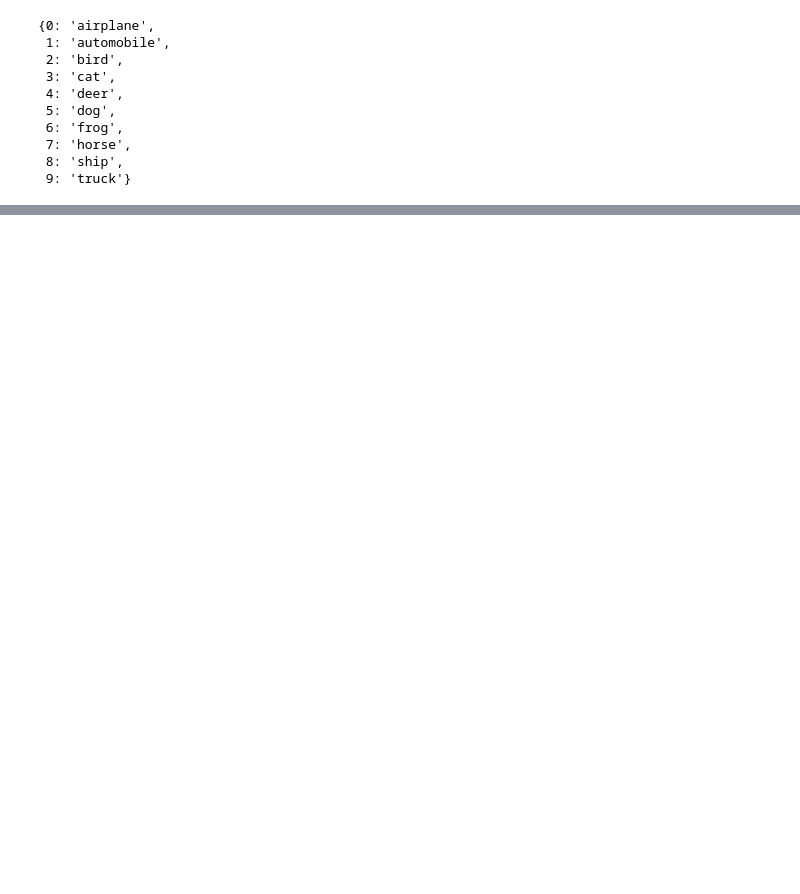
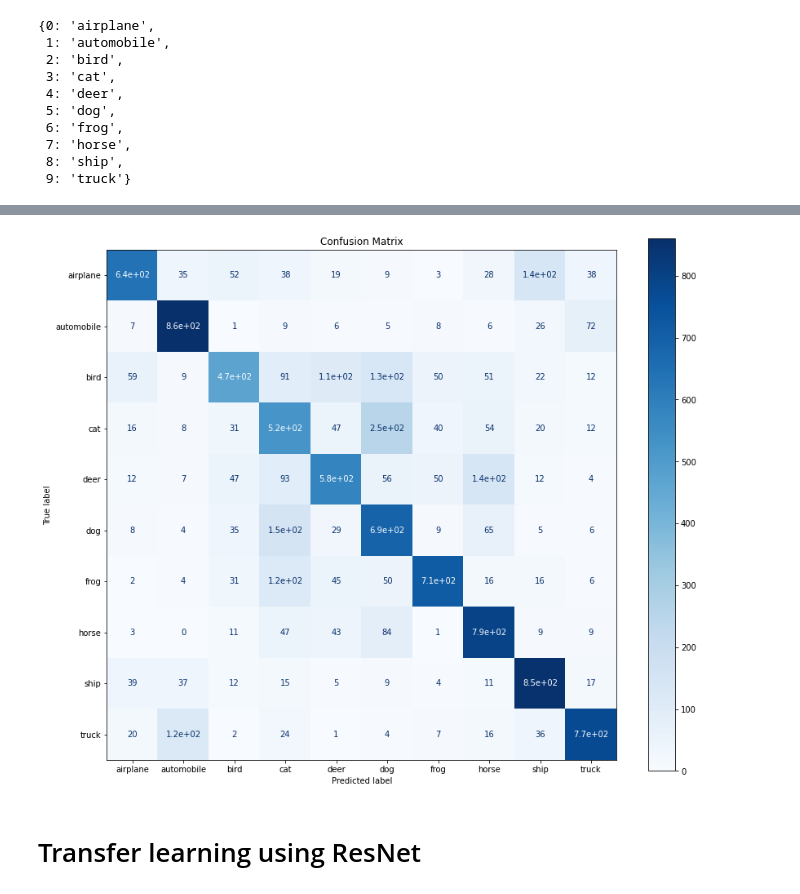
Before and after one commit to epigos/learning-pytorch, a Jupyter notebook: notebooks/03-CNN-Image-Classification.ipynb, the cells around one changed output, grey strips where cells are left out. Cells and saved outputs as stored; diff of their text form; code cells hidden in the pictures; blank space fills up the shorter version.

```diff
--- a/notebooks/03-CNN-Image-Classification.ipynb
+++ b/notebooks/03-CNN-Image-Classification.ipynb
@@ -368,0 +462,3 @@ torch.save({
+# %%
+# make test predictions
+score, y_true, y_pred = predict(alexnet, test_loader)
@@ -368,0 +492,7 @@ torch.save({
+# %%
+labels = list(idx_to_class.values())
+# plot confusion matrix
+fig, ax = plt.subplots(figsize=(14, 12))
+_ = plot_confusion_matrix(y_true, y_pred, labels, ax=ax, title=f"Confusion Matrix")
+# %% [output]
+[figure, added]
@@ -368,0 +505,2 @@ torch.save({
+# %% [markdown]
+# Transfer learning using ResNet
```
Also changed, not shown: parts of 43 cells of this notebook.
